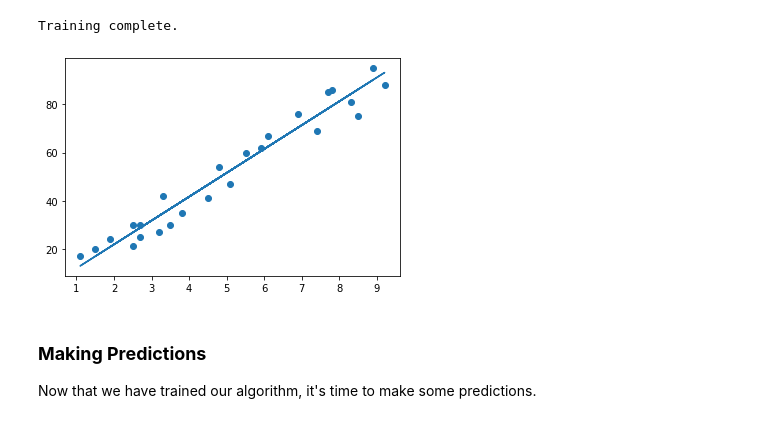
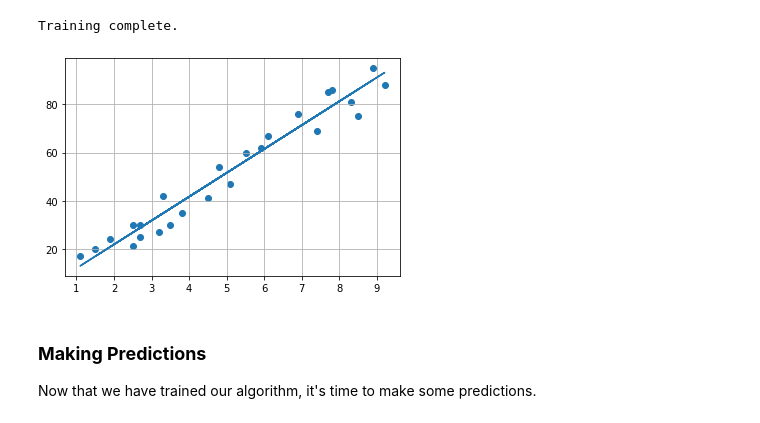
Before and after one commit to RohanDinesh/Score_prediction, a Jupyter notebook: task1_Linear Regression.ipynb, the cells around one changed output. Cells and saved outputs as stored; diff of their text form; code cells hidden in the pictures.

```diff
--- a/task1_Linear Regression.ipynb
+++ b/task1_Linear Regression.ipynb
@@ -129,13 +130,14 @@ Training complete.
 # %%
 # Plotting the regression line
 line = regressor.coef_*X + regressor.intercept_   #classic formula, y=mx+c
 
 # Plotting for the test data
 plt.scatter(X, y)
 plt.plot(X, line);
+plt.grid()
 plt.show()
 # %% [output]
-[figure, old version]
+[figure, new version]
 # %% [markdown]
 ### **Making Predictions**
 Now that we have trained our algorithm, it's time to make some predictions.
```
Also changed, not shown: parts of 2 cells of this notebook, 1 other file.
